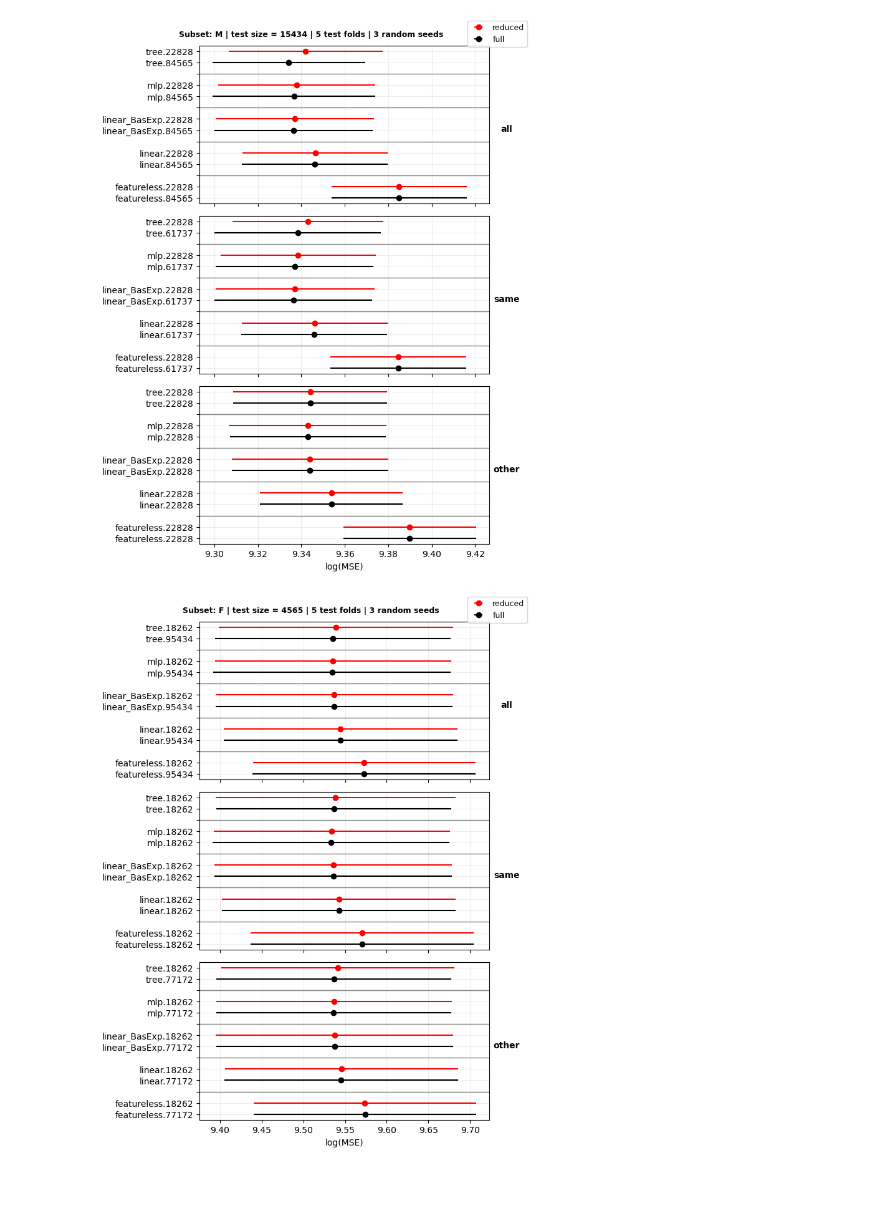
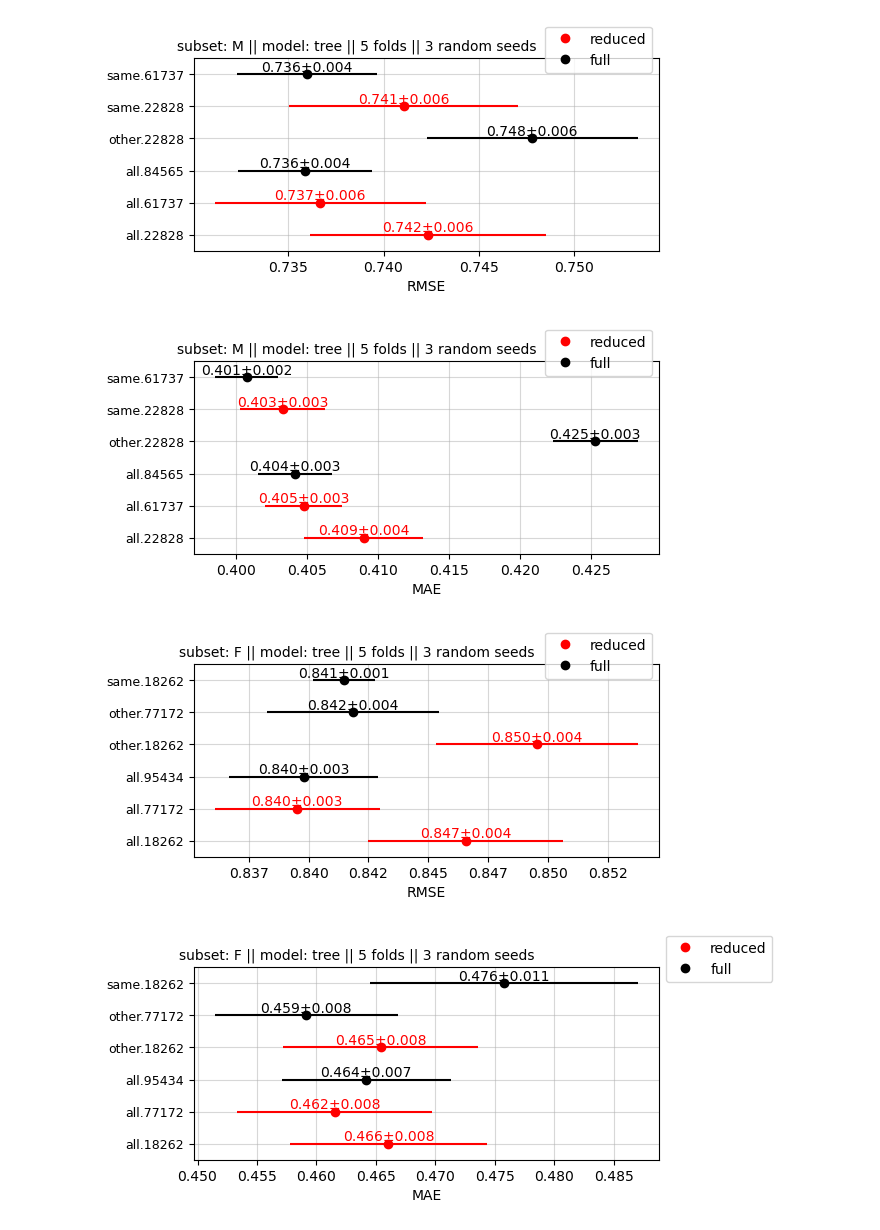
Before and after one commit to lamtung16/soak_regression, a Jupyter notebook: notebook_visualization.ipynb, the cells around one changed output. Drawn from its saved outputs; the diff is of its cells as text; code cells hidden in the pictures; blank space fills up the shorter version.

```diff
--- a/notebook_visualization.ipynb
+++ b/notebook_visualization.ipynb
@@ -60,42 +69,2 @@ for _ in range(n_seeds):
 # %%
 results_df = pd.DataFrame(results)
-# %%
-def plot_metrics(results_df, subset_value, metric='mse', plot_size=1):
-    _, counts = np.unique(results_df['downsample'], return_counts=True)
-    df = results_df[results_df['subset'] == subset_value].copy()
-    df.loc[:, f'log_{metric}'] = np.log10(df[metric])
-    df = df.groupby(['subset', 'category', 'model', 'downsample']).agg(
-        avg=(f'log_{metric}', 'mean'),
-        sd=(f'log_{metric}', lambda x: x.std(ddof=0)),
-        test_size=('test_size', 'min'),
-        train_size=('train_size', 'min'),
-    ).reset_index()
-    models = df['model'].unique()
-    fig, axes = plt.subplots(nrows=3, ncols=1, figsize=(plot_size*7, plot_size*1.8*len(models)), sharex=True)
-    for i, category in enumerate(['all', 'same', 'other']):
-        ax = axes[i]
-        ax.grid(alpha = 0.2)
-        ax.set_ylim(-0.5, 2*len(models) + len(models) - 1 - 0.5)
-        ax.set_ylabel(category, rotation=0, labelpad=20, va='center', fontweight='bold')
-        ax.yaxis.set_label_position("right")
-        ax.set_yticks(range(2*len(models) + len(models) - 1))
-        model_infos = []
-        for j, model in enumerate(models):
-            for k, downsample in enumerate(df['downsample'].unique()):
-                data = df[(df['category'] == category) & (df['model'] == model) & (df['downsample'] == downsample)]
-                ax.errorbar(data['avg'].item(), 3*j+k, xerr=data['sd'].item(), fmt='o',
-                            label = ('reduced' if data['downsample'].item() else 'full') if j == 0 else None,
-                            color='red' if data['downsample'].item() else 'black')
-                model_infos.append(f"{model}.{data['train_size'].item()}")
-            ax.axhline(y=(3*j + 2), color='gray', linestyle='-', linewidth=1)
-            model_infos.append("")
-        ax.set_yticklabels([f"{m}" for m in model_infos[:-1]])
-    ax.set_xlabel(f'log({metric.upper()})')
-    handles, labels = axes[0].get_legend_handles_labels()
-    fig.legend(handles[::-1], labels[::-1], loc='upper right', fontsize=9)
-    fig.suptitle(f"Subset: {subset_value} | test size = {df['test_size'].max()} | "
-                 f"{results_df[results_df['downsample'] == False].groupby(['subset', 'category', 'model']).size().reset_index(name='count')['count'].min()} test folds | "
-                 f"{int(counts.max()/counts.min())} random seeds",
-                 fontsize=9, fontweight='bold')
-    plt.tight_layout()
-    plt.show()
@@ -110,8 +70,0 @@ plot_metrics(results_df, 'F', 'mae')
-# %%
-plot_metrics(results_df, 'M', 'mse')
-# %% [output]
-[figure, removed]
-# %%
-plot_metrics(results_df, 'F', 'mse')
-# %% [output]
-[figure, removed]
@@ -117,0 +115,10 @@ plot_metrics(results_df, 'F', 'mse')
+# %%
+model = 'tree'
+for subset_value in ['M', 'F']:
+    for metric in ['rmse', 'mae']:
+        plot_metrics(results_df, subset_value, model, metric)
+# %% [output]
+[figure, added]
+[figure, added]
+[figure, added]
+[figure, added]
```
Also changed, not shown: parts of 9 cells of this notebook, 4 other files.
